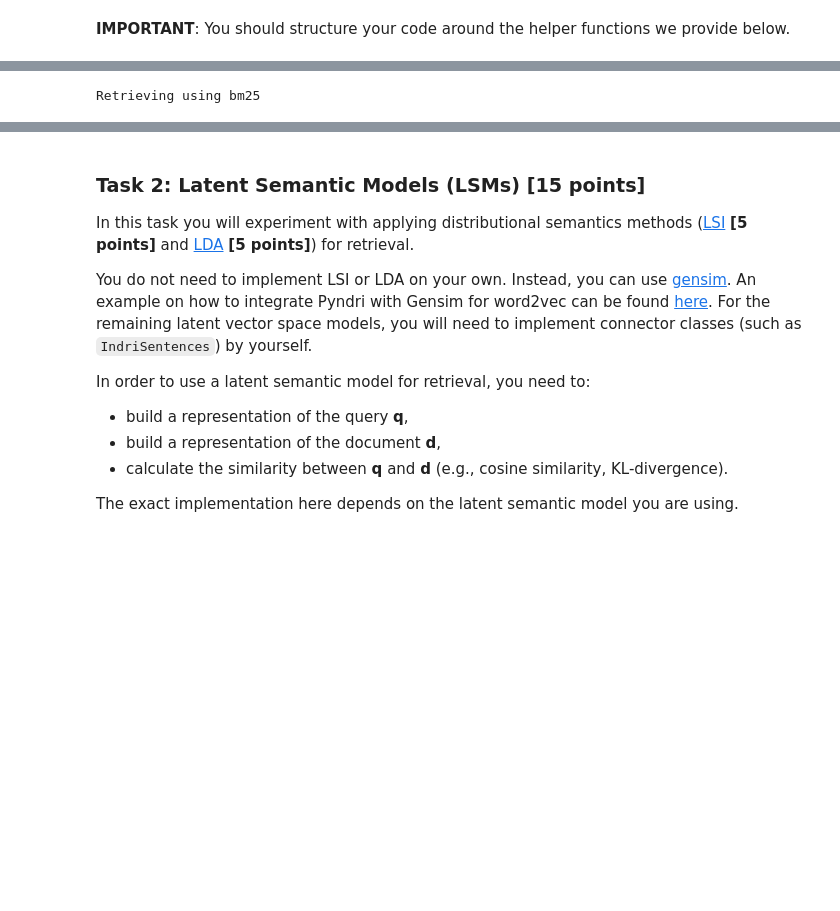
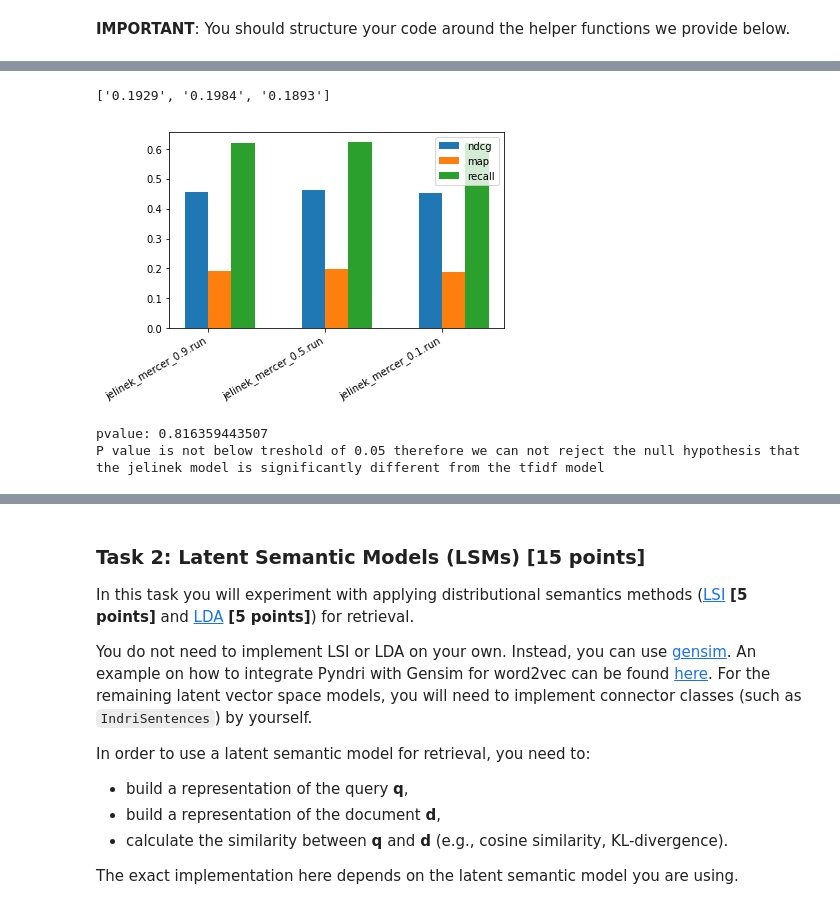
Before and after one commit to Poezedoez/IR1, a Jupyter notebook: hw2/assignment.ipynb, the cells around one changed output, grey strips where cells are left out. Drawn from its saved outputs; the diff is of its cells as text; code cells hidden in the pictures; blank space fills up the shorter version.

Commit message:
added visuals

```diff
--- a/hw2/assignment.ipynb
+++ b/hw2/assignment.ipynb
@@ -355,7 +352,7 @@ import itertools
 from collections import defaultdict
 
 
-def run_retrieval(model_name, score_fn):
+def run_retrieval(model_name, score_fn, **kwargs):
     """
     Runs a retrieval method for all the queries and writes the TREC-friendly results in a file.
 
@@ -377,7 +374,7 @@ def run_retrieval(model_name, score_fn):
         # for int_doc_id in range(index.document_base(), index.maximum_document()):
         for int_doc_id in document_ids:
             ext_doc_id, doc_token_ids = index.document(int_doc_id)
-            score = sum(score_fn(int_doc_id, query_term_id) for query_term_id in query_term_ids)
+            score = sum(score_fn(int_doc_id, query_term_id, kwargs) for query_term_id in query_term_ids)
             data[query_id].append((score, ext_doc_id))
 
         #print(data)
@@ -406,9 +403,11 @@ def tfidf(int_document_id, query_term_id, document_term_freq=None):
     score = np.log(1 + term_frequency) * np.log(num_documents / doc_frequency) if doc_frequency != 0 else 0
     return score
 
-run_retrieval('tfidf', tfidf)
+run_retrieval('task1_models/tfidf', tfidf)
 # %%
-def bm25(int_document_id, query_term_id, document_term_freq=None, k1=1.5, b=0.75, k3=1):
+def bm25(int_document_id, query_term_id, kwargs):
+    k1 = kwargs['k1']
+    b = kwargs['b']
     term_frequency = inverted_index[query_term_id].get(int_document_id, 0)
     doc_length = document_lengths[int_document_id]
     if doc_length == 0:
@@ -416,7 +415,30 @@ def bm25(int_document_id, query_term_id, document_term_freq=None, k1=1.5, b=0.75
     return (((k1 + 1) * term_frequency) / k1 * ((1 - b) + b *
             (doc_length / avg_doc_length)) * np.log(num_documents / doc_length))
 
-run_retrieval('bm25', bm25)
+run_retrieval('bm25', bm25, k1=1.2, b=0.75)
-# %% [output]
-Retrieving using bm25
+# %%
+def jelinek_mercer(int_document_id, query_term_id, kwargs):
+    l = kwargs['l']
+    term_frequency = inverted_index[query_term_id].get(int_document_id, 0)
+    doc_length = document_lengths[int_document_id]
+    if doc_length == 0:
+        return 0
+    collection_frequency = collection_frequencies[query_term_id]
+    return np.log(l * (term_frequency / doc_length) + (1 - l) * (collection_frequency / total_terms))
+
+# lambdas = [0.1, 0.5, 0.9]
+# for l in lambdas:
+#     run_retrieval('task1_models/jelinek_mercer/jelinek_mercer_{0}'.format(l), jelinek_mercer, l=l)
+
+plot('./task1_models/jelinek_mercer/')
+print('pvalue:', ttest('./task1_models/jelinek_mercer/jelinek_mercer_0.5.run', './task1_models/tfidf.run',
+      'ap_88_89/qrel_validation', 'map').pvalue)
+
+print('P value is not below treshold of 0.05 therefore we can not reject the null hypothesis that\
+       the jelinek model is significantly different from the tfidf model')
+# %% [output]
+['0.1929', '0.1984', '0.1893']
+[figure, added]
+pvalue: 0.816359443507
+P value is not below treshold of 0.05 therefore we can not reject the null hypothesis that       the jelinek model is significantly different from the tfidf model
 # %%
```
Also changed, not shown: parts of 12 cells of this notebook.
